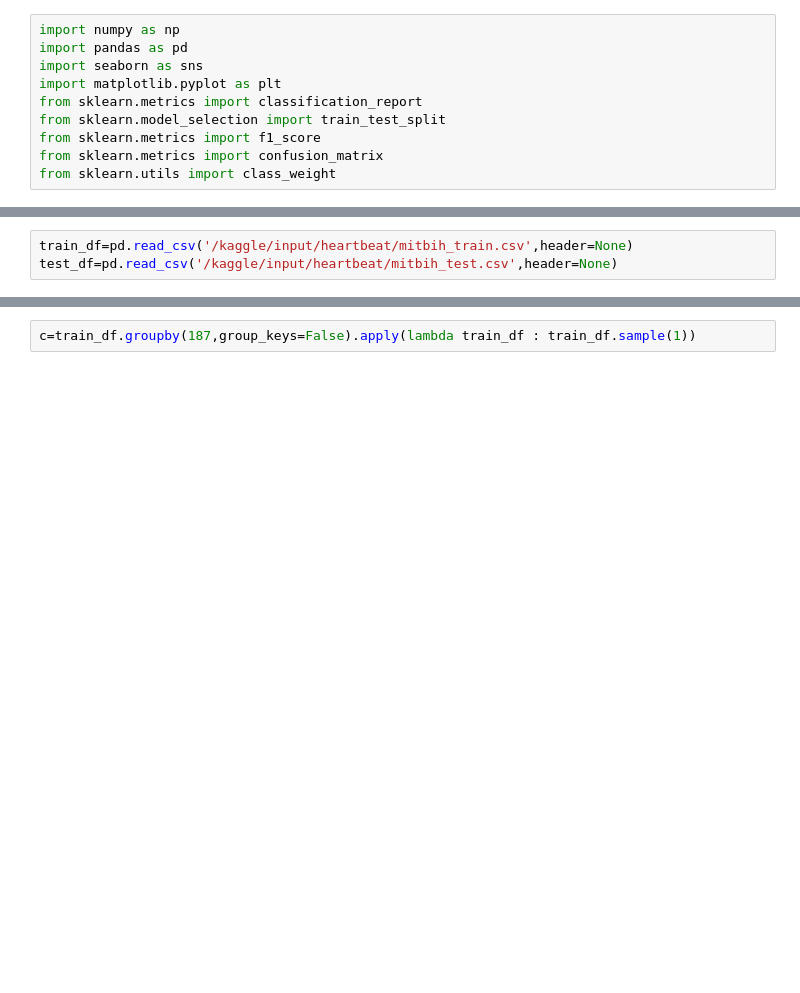
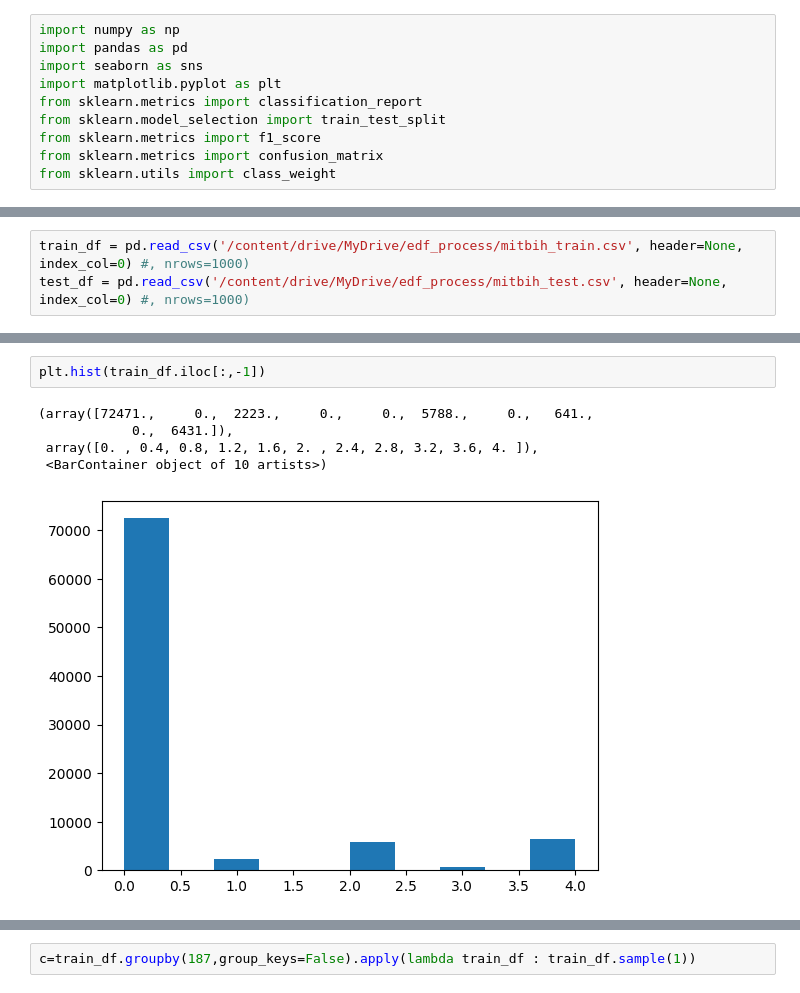
Before and after one commit to TAUforPython/machinelearning, a Jupyter notebook: NN_arrhythmia_ECG_classification.ipynb, the cells around one changed output, grey strips where cells are left out. Cells and saved outputs as stored; diff of their text form; blank space fills up the shorter version.

```diff
--- a/NN_arrhythmia_ECG_classification.ipynb
+++ b/NN_arrhythmia_ECG_classification.ipynb
@@ -50,3 +55,3 @@ from keras.utils.np_utils import to_categorical
 # %%
-train_df=pd.read_csv('/kaggle/input/heartbeat/mitbih_train.csv',header=None)
-test_df=pd.read_csv('/kaggle/input/heartbeat/mitbih_test.csv',header=None)
+train_df = pd.read_csv('/content/drive/MyDrive/edf_process/mitbih_train.csv', header=None, index_col=0) #, nrows=1000)
+test_df = pd.read_csv('/content/drive/MyDrive/edf_process/mitbih_test.csv', header=None, index_col=0) #, nrows=1000)
@@ -58,0 +84,8 @@ df = pd.read_csv('/content/drive/MyDrive/dataset/iris.csv')
+# %%
+plt.hist(train_df.iloc[:,-1])
+# %% [output]
+(array([72471.,     0.,  2223.,     0.,     0.,  5788.,     0.,   641.,
+            0.,  6431.]),
+ array([0. , 0.4, 0.8, 1.2, 1.6, 2. , 2.4, 2.8, 3.2, 3.6, 4. ]),
+ <BarContainer object of 10 artists>)
+[figure, added]
```
Also changed, not shown: parts of 29 cells of this notebook.
